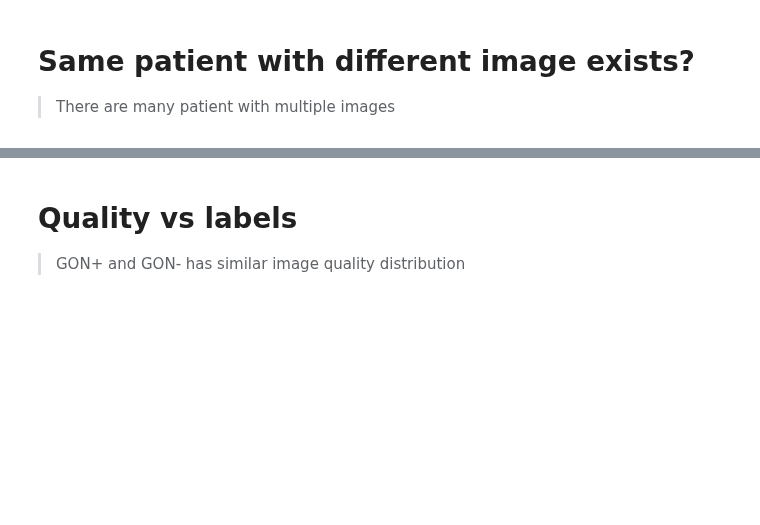
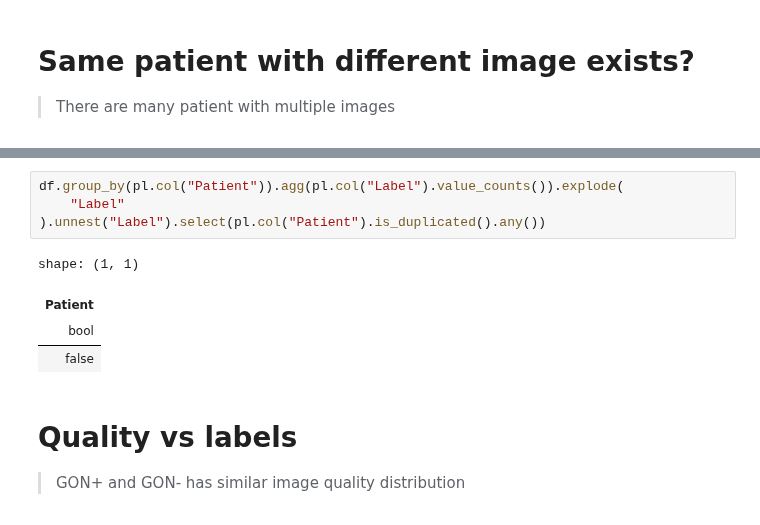
Before and after one commit to mrwhitewhite/HYGD_Dataset, a Jupyter notebook: notebooks/00 EDA.ipynb, the cells around one changed output, grey strips where cells are left out. Cells and saved outputs as stored; diff of their text form; blank space fills up the shorter version.

Commit message:
EDA: patient id and label
Same patient has same GON label even it has multiple images

```diff
--- a/notebooks/00 EDA.ipynb
+++ b/notebooks/00 EDA.ipynb
@@ -70,3 +72,12 @@ shape: (207, 2)
+# %%
+df.group_by(pl.col("Patient")).agg(pl.col("Label").value_counts()).explode(
+    "Label"
+).unnest("Label").select(pl.col("Patient").is_duplicated().any())
+# %% [output]
+shape: (1, 1)
+| Patient |
+| bool |
+| false |
 # %% [markdown]
 # Quality vs labels
 > GON+ and GON- has similar image quality distribution
```
Also changed, not shown: parts of 6 cells of this notebook.
